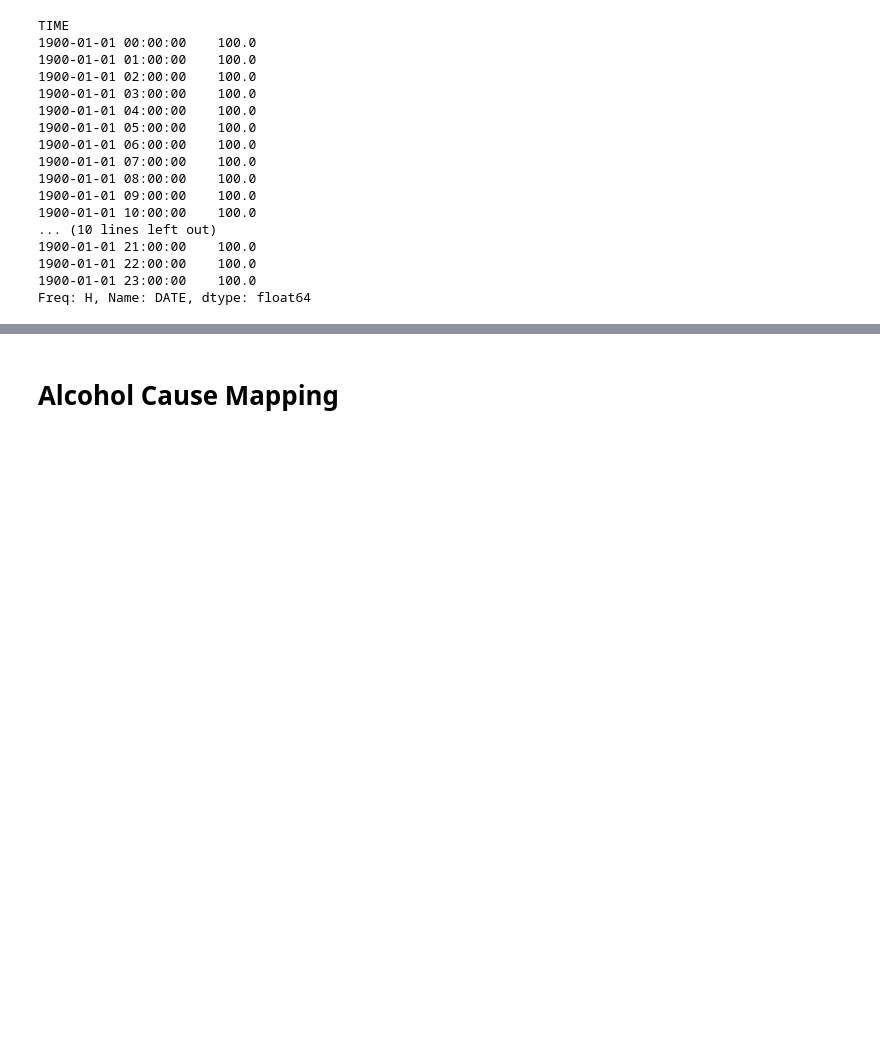
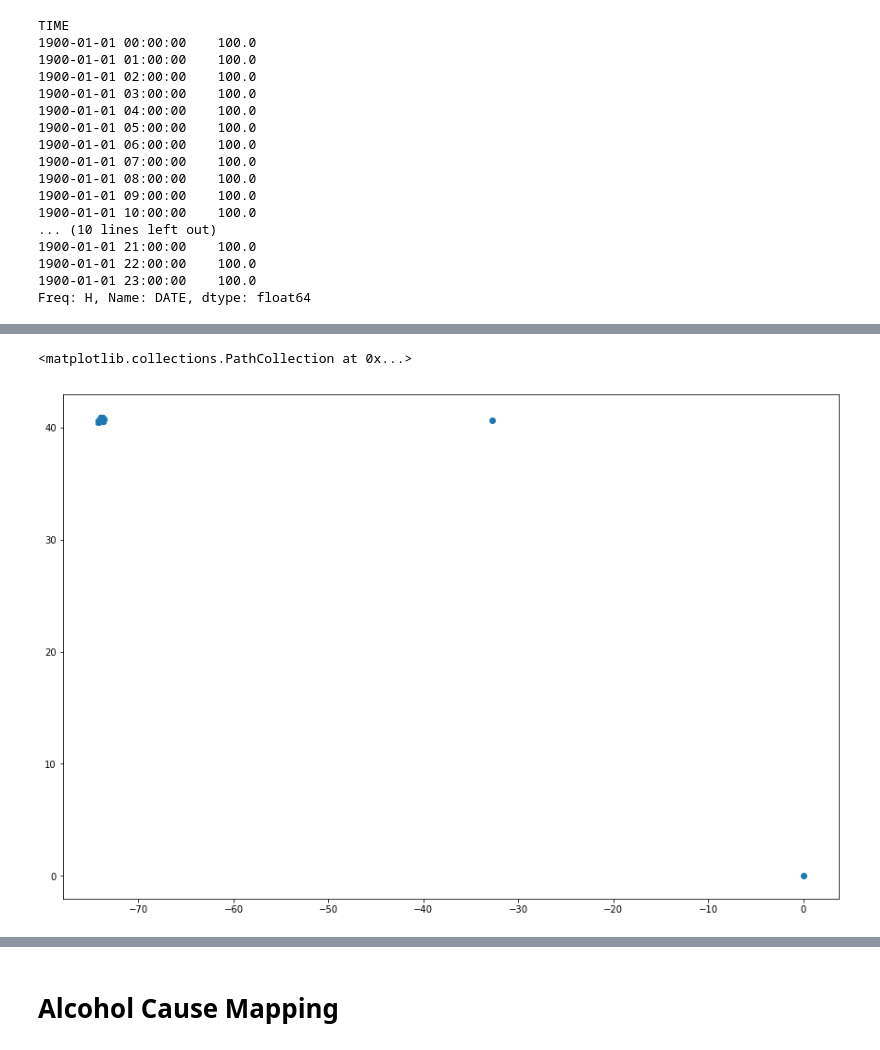
Before and after one commit to krisnadiputra/GCI2017-final-project, a Jupyter notebook: cosmas/cosmas.ipynb, the cells around one changed output, grey strips where cells are left out. Drawn from its saved outputs; the diff is of its cells as text; code cells hidden in the pictures; blank space fills up the shorter version.

```diff
--- a/cosmas/cosmas.ipynb
+++ b/cosmas/cosmas.ipynb
@@ -652,0 +858,3 @@ Freq: H, Name: DATE, dtype: float64
+# %%
+data_ps_m9_1518 = data_ps_m9[(data_ps_m9['TIME']>='1900-01-01 15:00') & (data_ps_m9['TIME']<'1900-01-01 18:00')]
+data_ps_m9_1518['CONTRIBUTING FACTOR VEHICLE 1'].value_counts()
@@ -652,0 +879,10 @@ Freq: H, Name: DATE, dtype: float64
+# %%
+ps_m9_1518_x = data_ps_m9_1518['LONGITUDE']
+ps_m9_1518_y = data_ps_m9_1518['LATITUDE']
+
+plt.figure(figsize=(15,10))
+
+plt.scatter(ps_m9_1518_x, ps_m9_1518_y)
+# %% [output]
+<matplotlib.collections.PathCollection at 0x...>
+[figure, added]
```
Also changed, not shown: parts of 24 cells of this notebook.
